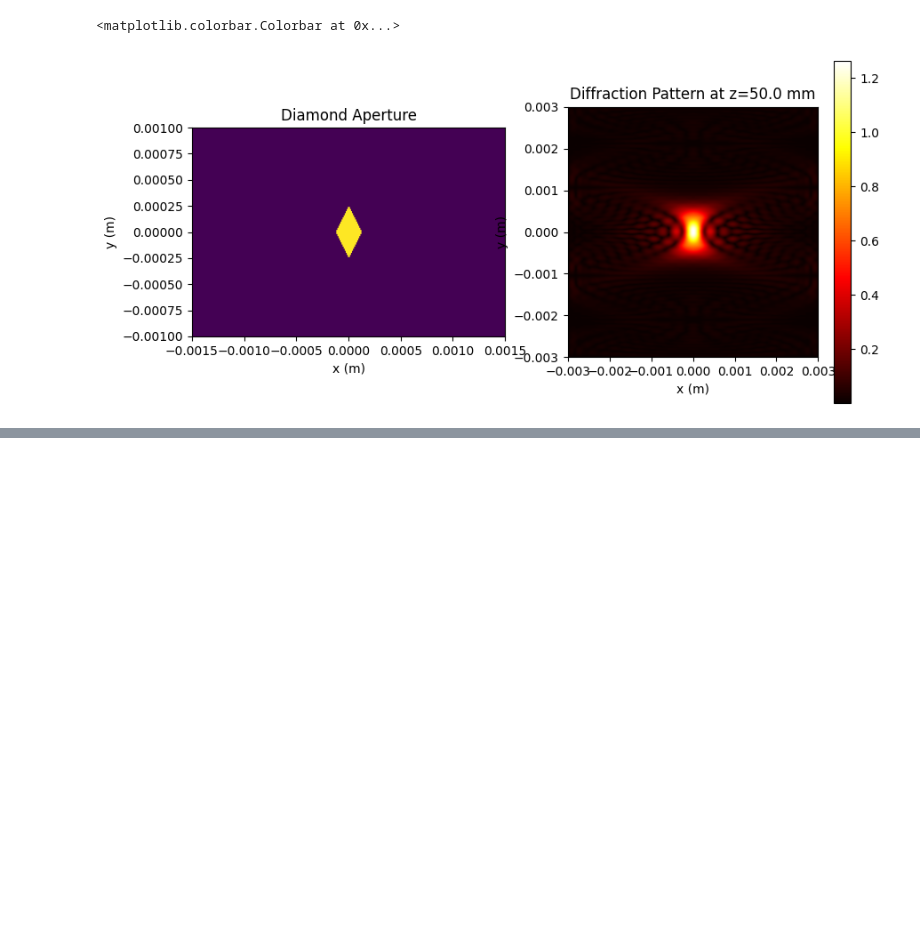
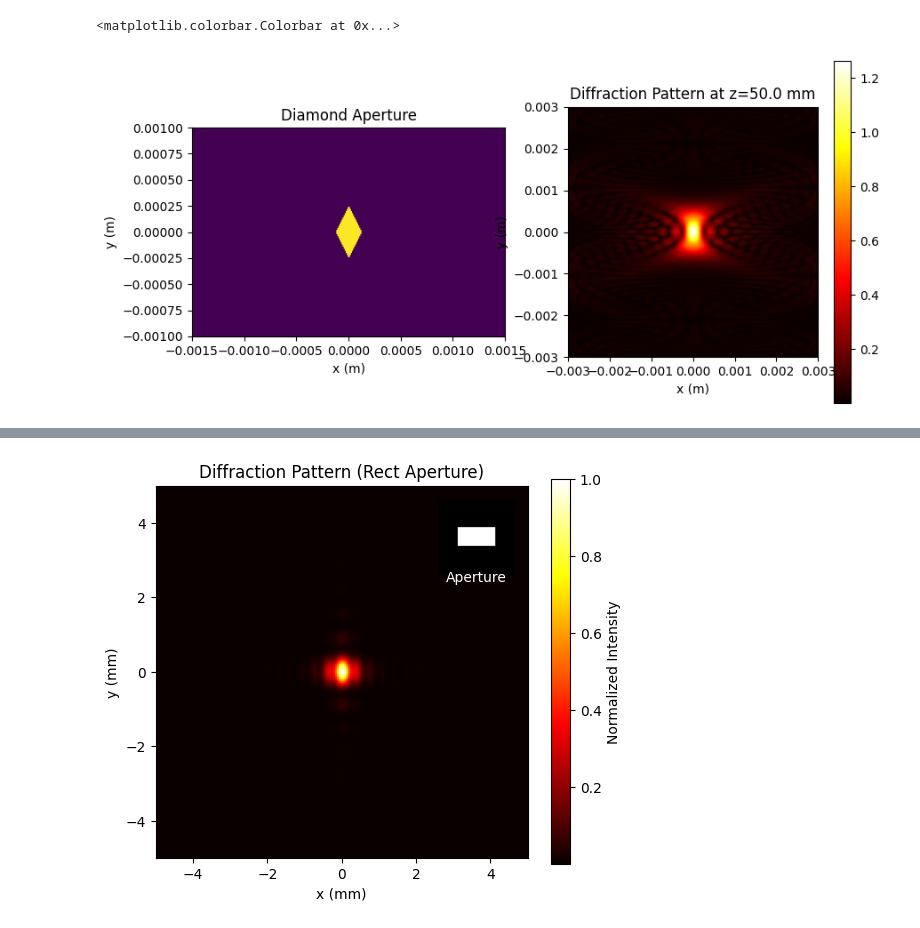
Before and after one commit to WilliamMarci/OpticsCourseAnswer, a Jupyter notebook: src/chapter3.ipynb, the cells around one changed output, grey strips where cells are left out. Saved outputs shown, nothing was run; the diff lists cells and outputs as text; code cells hidden in the pictures; blank space fills up the shorter version.

```diff
--- a/src/chapter3.ipynb
+++ b/src/chapter3.ipynb
@@ -477,3 +478,82 @@ plt.colorbar(im, ax=ax[1])
 # %% [output]
 <matplotlib.colorbar.Colorbar at 0x...>
 [figure]
+# %%
+import numpy as np
+import matplotlib.pyplot as plt
+
+# 参数设置
+wavelength = 633e-9  # 波长 (m)
+k = 2 * np.pi / wavelength
+z = 0.5  # 孔径到屏幕距离 (m)
+
+# 屏幕坐标
+screen_size = 0.01  # 屏幕尺寸 (m)
+num_points = 200
+x = np.linspace(-screen_size/2, screen_size/2, num_points)
+y = np.linspace(-screen_size/2, screen_size/2, num_points)
+X, Y = np.meshgrid(x, y)
+
+# 孔径坐标
+aperture_size = 0.002  # 孔径区域 (m)
+num_aperture = 200
+x0 = np.linspace(-aperture_size/2, aperture_size/2, num_aperture)
+y0 = np.linspace(-aperture_size/2, aperture_size/2, num_aperture)
+X0, Y0 = np.meshgrid(x0, y0)
+dA = (aperture_size/num_aperture)**2
+
+# 孔径类型定义
+def aperture_circle(X0, Y0, radius=0.0005):
+    return (X0**2 + Y0**2 <= radius**2).astype(float)
+
+def aperture_rect(X0, Y0, width=0.001, height=0.0005):
+    return ((np.abs(X0) <= width/2) & (np.abs(Y0) <= height/2)).astype(float)
+
+def aperture_double_slit(X0, Y0, slit_width=0.0002, slit_height=0.0015, slit_distance=0.0006):
+    slit1 = ((np.abs(X0-slit_distance/2) <= slit_width/2) & (np.abs(Y0) <= slit_height/2))
+    slit2 = ((np.abs(X0+slit_distance/2) <= slit_width/2) & (np.abs(Y0) <= slit_height/2))
+    return (slit1 | slit2).astype(float)
+
+# 选择孔径类型
+aperture_type = 'rect'  # 'circle', 'rect', 'double_slit'
+
+if aperture_type == 'circle':
+    aperture = aperture_circle(X0, Y0, radius=0.0005)
+elif aperture_type == 'rect':
+    aperture = aperture_rect(X0, Y0, width=0.001, height=0.0005)
+elif aperture_type == 'double_slit':
+    aperture = aperture_double_slit(X0, Y0, slit_width=0.0001, slit_height=0.115, slit_distance=0.0006)
+
+# 菲涅尔积分计算
+U = np.zeros_like(X, dtype=complex)
+
+for i in range(num_points):
+    for j in range(num_points):
+        phase = np.exp(1j * k / (2 * z) * ((X[i, j] - X0)**2 + (Y[i, j] - Y0)**2))
+        U[i, j] = np.sum(aperture * phase) * dA / z
+    print(f"\r Computing... {i+1}/{num_points}", end="")
+
+# 归一化强度
+I = np.abs(U)**2
+I /= I.max()
+
+# 绘图
+fig, ax = plt.subplots(figsize=(6,5))
+im = ax.imshow(I, extent=[x.min()*1e3, x.max()*1e3, y.min()*1e3, y.max()*1e3], cmap='hot')
+ax.set_xlabel('x (mm)')
+ax.set_ylabel('y (mm)')
+ax.set_title(f'Diffraction Pattern ({aperture_type.capitalize()} Aperture)')
+plt.colorbar(im, ax=ax, label='Normalized Intensity')
+
+# 添加右上角孔径小图
+from mpl_toolkits.axes_grid1.inset_locator import inset_axes
+axins = inset_axes(ax, width="20%", height="20%", loc='upper right', borderpad=1)
+axins.imshow(aperture, extent=[x0.min()*1e3, x0.max()*1e3, y0.min()*1e3, y0.max()*1e3], cmap='gray')
+axins.set_axis_on()
+axins.text(0.5, -0.1, 'Aperture', transform=axins.transAxes, ha='center', fontsize=10, color='white')
+# axins.set_title('Aperture', fontsize=10)
+axins.set_xticks([])
+axins.set_yticks([])
+
+plt.show()
+# %% [output]
@@ -479,0 +561 @@ plt.colorbar(im, ax=ax[1])
+[figure, added]
```
Also changed, not shown: parts of 4 cells of this notebook, 14 other files.
